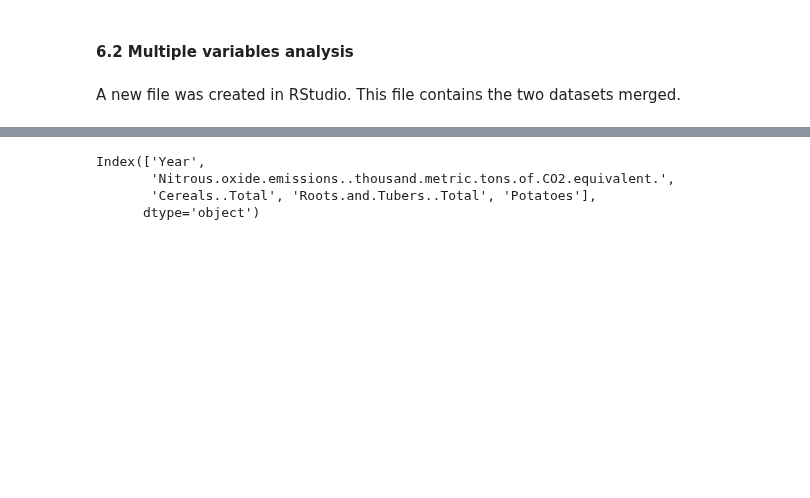
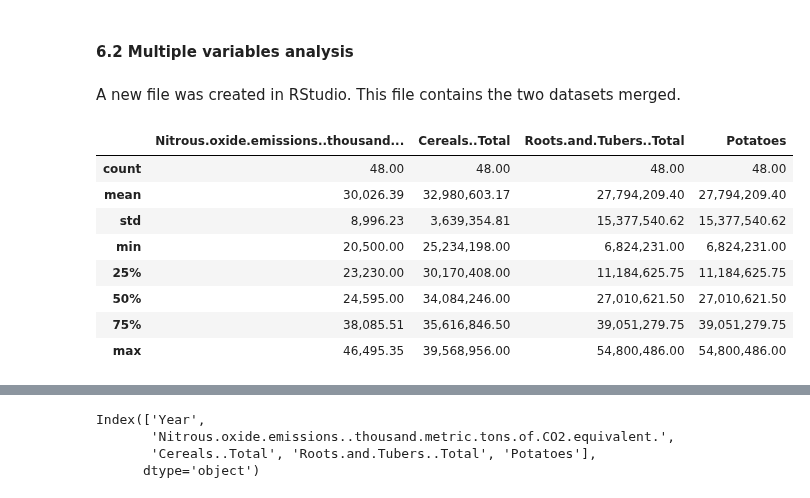
Before and after one commit to Alejandro-github-mx/statistics-projects, a Jupyter notebook: 2022-02-28-statistics-homework-FoodCC-Poland.ipynb, the cells around one changed output, grey strips where cells are left out. Saved outputs shown, nothing was run; the diff lists cells and outputs as text; code cells hidden in the pictures; blank space fills up the shorter version.

```diff
--- a/2022-02-28-statistics-homework-FoodCC-Poland.ipynb
+++ b/2022-02-28-statistics-homework-FoodCC-Poland.ipynb
@@ -560,6 +560,18 @@ strong multicollinearity or other numerical problems.
 A new file was created in RStudio. This file contains the two datasets merged.
 # %%
 CropsNitrox = pd.read_csv(r"C:\Users\USER\Documents\Desarrollador\PYTHON\2021-Python-exercises\statistics-projects\CropsNitrox.csv")
+# %%
+CropsNitrox.describe()
+# %% [output]
+|  | Nitrous.oxide.emissions..thousand... | Cereals..Total | Roots.and.Tubers..Total | Potatoes |
+| count | 48.00 | 48.00 | 48.00 | 48.00 |
+| mean | 30,026.39 | 32,980,603.17 | 27,794,209.40 | 27,794,209.40 |
+| std | 8,996.23 | 3,639,354.81 | 15,377,540.62 | 15,377,540.62 |
+| min | 20,500.00 | 25,234,198.00 | 6,824,231.00 | 6,824,231.00 |
+| 25% | 23,230.00 | 30,170,408.00 | 11,184,625.75 | 11,184,625.75 |
+| 50% | 24,595.00 | 34,084,246.00 | 27,010,621.50 | 27,010,621.50 |
+| 75% | 38,085.51 | 35,616,846.50 | 39,051,279.75 | 39,051,279.75 |
+| max | 46,495.35 | 39,568,956.00 | 54,800,486.00 | 54,800,486.00 |
 # %%
 CropsNitrox.head()
 # %% [output]
```
Also changed, not shown: parts of 3 cells of this notebook.
